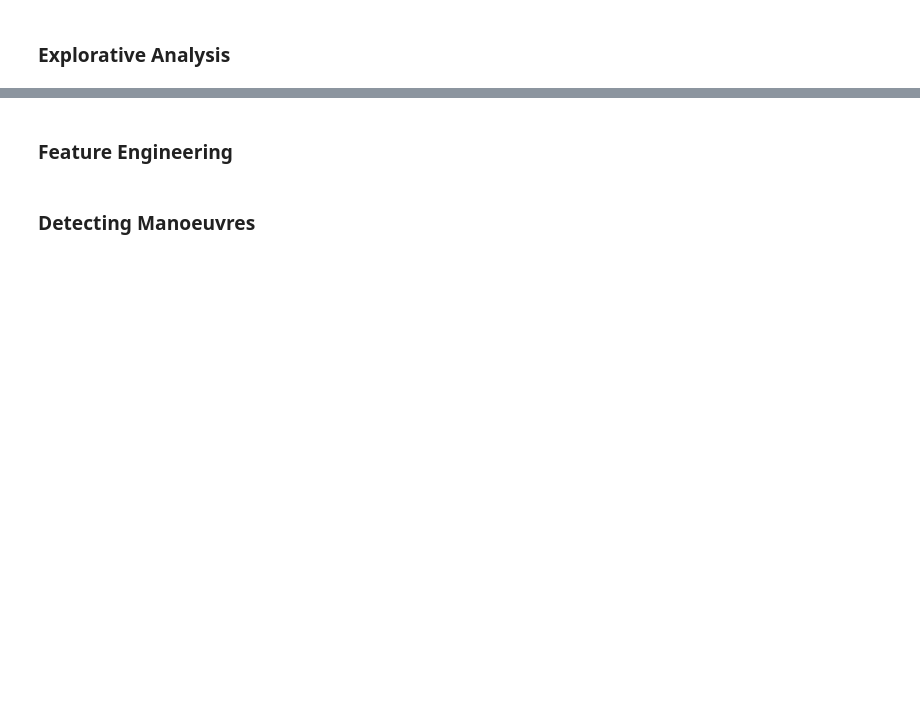
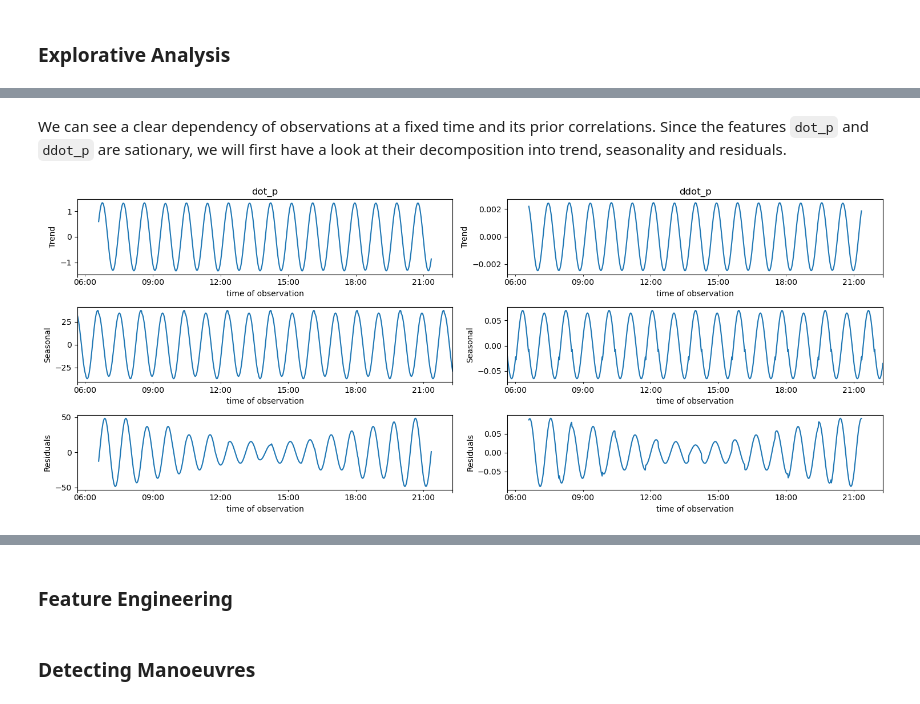
Before and after one commit to dHuberYoumans/DORIS, a Jupyter notebook: notebooks/finding_DORIS.ipynb, the cells around one changed output, grey strips where cells are left out. Cells and saved outputs as stored; diff of their text form; code cells hidden in the pictures; blank space fills up the shorter version.

```diff
--- a/notebooks/finding_DORIS.ipynb
+++ b/notebooks/finding_DORIS.ipynb
@@ -142,0 +307,24 @@ loading manoeuvres complete
+# %% [markdown]
+We can see a clear dependency of observations at a fixed time and its prior correlations. Since the features ``dot_p`` and ``ddot_p`` are sationary, we will first have a look at their decomposition into trend, seasonality and residuals.
+# %%
+start = 7000
+end = 8000
+
+dot_p_decomposed = seasonal_decompose(dot_p[start:end],model='additive',period=115)
+ddot_p_decomposed = seasonal_decompose(ddot_p[start:end],model='additive',period=115)
+
+
+fig, ax = plt.subplots(ncols=2,nrows=3,figsize=(15,6))
+
+dot_p_decomposed.trend.plot(ax=ax[0,0],xlabel='time of observation',ylabel='Trend',title='dot_p')
+dot_p_decomposed.seasonal.plot(ax=ax[1,0],xlabel='time of observation',ylabel='Seasonal')
+dot_p_decomposed.resid.plot(ax=ax[2,0],xlabel='time of observation',ylabel='Residuals')
+
+ddot_p_decomposed.trend.plot(ax=ax[0,1],xlabel='time of observation',ylabel='Trend',title='ddot_p')
+ddot_p_decomposed.seasonal.plot(ax=ax[1,1],xlabel='time of observation',ylabel='Seasonal')
+ddot_p_decomposed.resid.plot(ax=ax[2,1],xlabel='time of observation',ylabel='Residuals')
+
+plt.tight_layout()
+plt.show()
+# %% [output]
+[figure, added]
```
Also changed, not shown: parts of 32 cells of this notebook.
